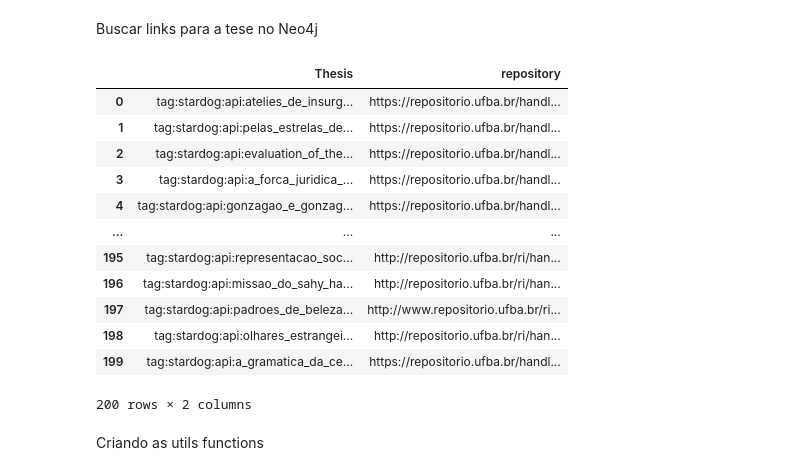
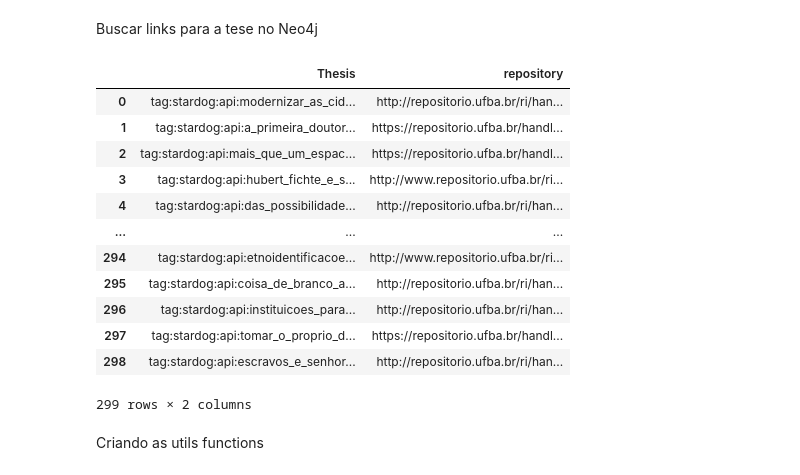
Before and after one commit to fabiocorreacordeiro/Indigenous-Slavery-KG, a Jupyter notebook: data/crawler_bibliotecas/Crawler UFBA.ipynb, the cells around one changed output. Drawn from its saved outputs; the diff is of its cells as text; code cells hidden in the pictures.

```diff
--- a/data/crawler_bibliotecas/Crawler UFBA.ipynb
+++ b/data/crawler_bibliotecas/Crawler UFBA.ipynb
@@ -40,46 +40,46 @@ MATCH (t:Thesis)-[:publisher]-(uni:University{uri:'tag:stardog:api:UFBA'})
 WHERE NOT EXISTS {(t{processed:true})}
 RETURN distinct(t["uri"]) as Thesis, t["repository"] as repository
 """
 
 # Alternative query to get theses that do not have excerpts and have been processed.
 query2 = """
 match (t:Thesis)-[:publisher]-(uni:University{uri:'tag:stardog:api:UFBA'})
 where (not (t:Thesis)-[:BFO_0000050]-(:Exerpt)) and  exists {(t{processed:true})}
 return distinct(t["uri"]) as Thesis, t["repository"] as repository
 """
 
 # Query to retrive theses with few pages and their repositories.
 query3 = """
 MATCH (t:Thesis)-[:publisher]-(uni:University{uri:'tag:stardog:api:UFBA'})
 Match (t:Thesis)-[:BFO_0000050]-(e:Exerpt)
 RETURN count(e) as pages, t["uri"] as Thesis, t["repository"] as repository
  order by (pages) limit 40
 """
 
 graph = GraphDatabase.driver(NEO4J_URL, auth=(NEO4J_USERNAME, NEO4J_PASSWORD))
 results = graph.execute_query(query1).records
 graph.close()
 
 #results = graph.query(query2)
 # Convert the results to a DataFrame
 #thesis_repository = pd.DataFrame(results, columns=["pages", "Thesis", "repository"])
 thesis_repository = pd.DataFrame(results, columns=["Thesis", "repository"])
-thesis_repository = thesis_repository[:200].reset_index(drop=True)
+thesis_repository = thesis_repository.reset_index(drop=True)
 thesis_repository
 # %% [output]
 |  | Thesis | repository |
-| 0 | tag:stardog:api:atelies_de_insurg... | https://repositorio.ufba.br/handl... |
-| 1 | tag:stardog:api:pelas_estrelas_de... | https://repositorio.ufba.br/handl... |
-| 2 | tag:stardog:api:evaluation_of_the... | https://repositorio.ufba.br/handl... |
-| 3 | tag:stardog:api:a_forca_juridica_... | https://repositorio.ufba.br/handl... |
-| 4 | tag:stardog:api:gonzagao_e_gonzag... | https://repositorio.ufba.br/handl... |
+| 0 | tag:stardog:api:modernizar_as_cid... | http://repositorio.ufba.br/ri/han... |
+| 1 | tag:stardog:api:a_primeira_doutor... | https://repositorio.ufba.br/handl... |
+| 2 | tag:stardog:api:mais_que_um_espac... | https://repositorio.ufba.br/handl... |
+| 3 | tag:stardog:api:hubert_fichte_e_s... | http://www.repositorio.ufba.br/ri... |
+| 4 | tag:stardog:api:das_possibilidade... | http://repositorio.ufba.br/ri/han... |
 | ... | ... | ... |
-| 195 | tag:stardog:api:representacao_soc... | http://repositorio.ufba.br/ri/han... |
-| 196 | tag:stardog:api:missao_do_sahy_ha... | http://repositorio.ufba.br/ri/han... |
-| 197 | tag:stardog:api:padroes_de_beleza... | http://www.repositorio.ufba.br/ri... |
-| 198 | tag:stardog:api:olhares_estrangei... | http://repositorio.ufba.br/ri/han... |
-| 199 | tag:stardog:api:a_gramatica_da_ce... | https://repositorio.ufba.br/handl... |
+| 294 | tag:stardog:api:etnoidentificacoe... | http://www.repositorio.ufba.br/ri... |
+| 295 | tag:stardog:api:coisa_de_branco_a... | http://repositorio.ufba.br/ri/han... |
+| 296 | tag:stardog:api:instituicoes_para... | http://repositorio.ufba.br/ri/han... |
+| 297 | tag:stardog:api:tomar_o_proprio_d... | https://repositorio.ufba.br/handl... |
+| 298 | tag:stardog:api:escravos_e_senhor... | http://repositorio.ufba.br/ri/han... |
-200 rows × 2 columns
+299 rows × 2 columns
 # %% [markdown]
 Criando as utils functions
 # %%
```
Also changed, not shown: parts of 1 cell of this notebook.
